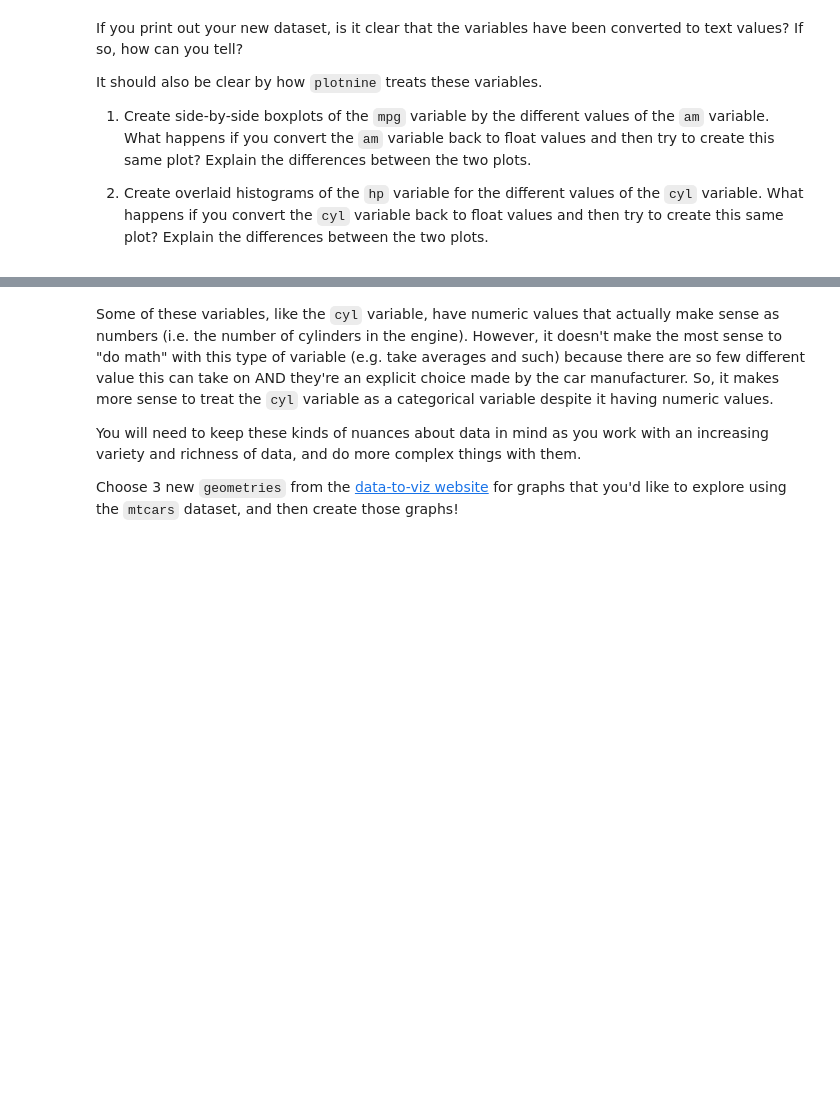
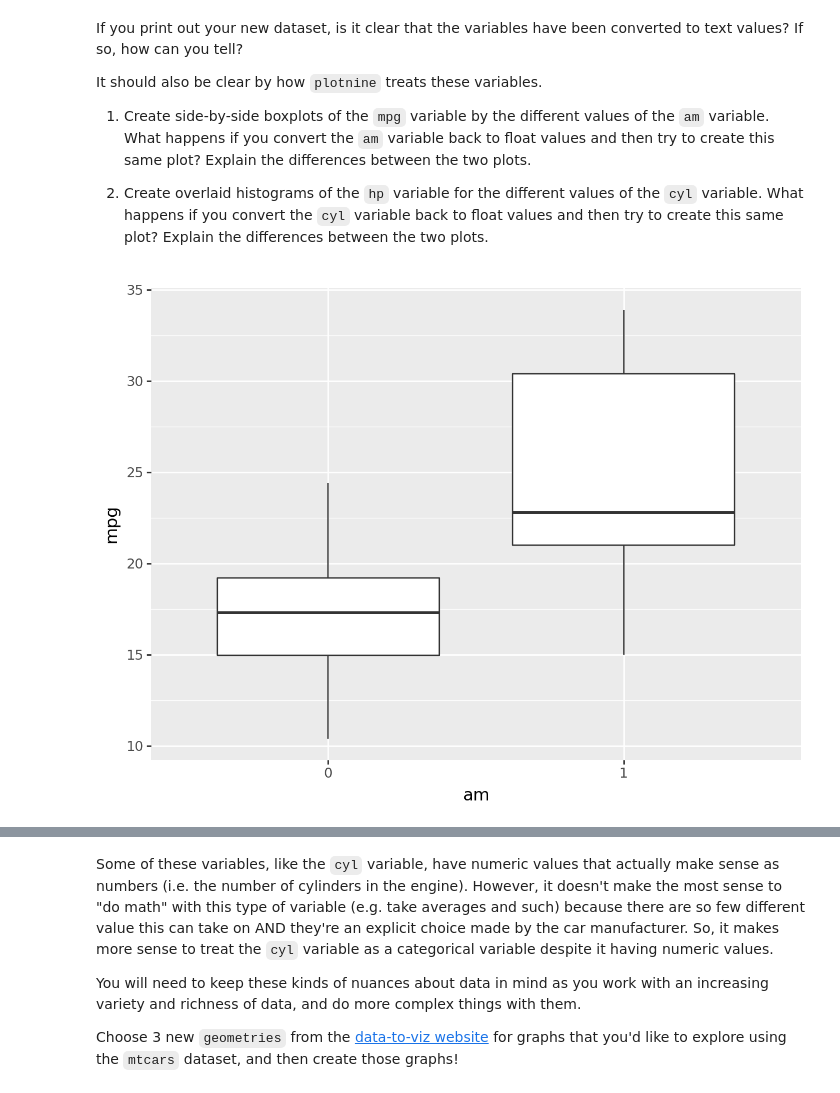
Before and after one commit to summerchurby/GSB-544, a Jupyter notebook: Introduction_to_Data_Viz_Using_mtcars_Dataset.ipynb, the cells around one changed output, grey strips where cells are left out. Saved outputs shown, nothing was run; the diff lists cells and outputs as text; code cells hidden in the pictures; blank space fills up the shorter version.

Commit message:
Commit 2: ggplot

```diff
--- a/Introduction_to_Data_Viz_Using_mtcars_Dataset.ipynb
+++ b/Introduction_to_Data_Viz_Using_mtcars_Dataset.ipynb
@@ -74,0 +75,11 @@ It should also be clear by how `plotnine` treats these variables.
+# %%
+# Create plot for (1) here
+import pandas as pd
+from plotnine import ggplot, geom_point, aes, geom_boxplot
+
+(ggplot(df,
+    aes(x = "am", y = "mpg")) +
+    geom_boxplot()
+    )
+# %% [output]
+[figure, added]
```
Also changed, not shown: parts of 4 cells of this notebook.
